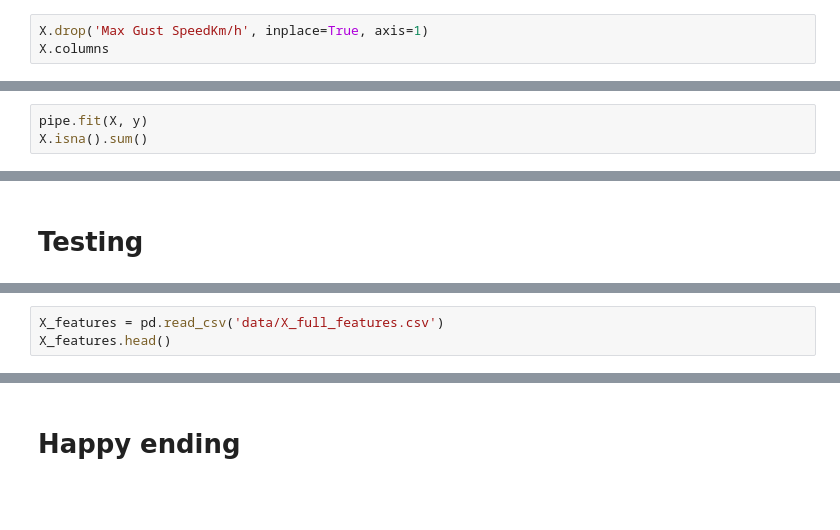
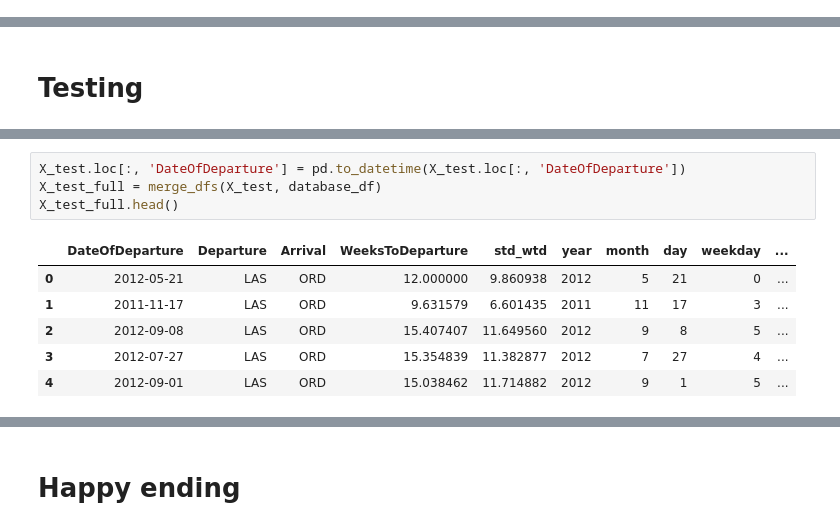
Before and after one commit to MaximeRedstone/air_traffic_project, a Jupyter notebook: testing_functions.ipynb, the cells around one changed output, grey strips where cells are left out. Drawn from its saved outputs; the diff is of its cells as text; blank space fills up the shorter version.

```diff
--- a/testing_functions.ipynb
+++ b/testing_functions.ipynb
@@ -535,3 +145,0 @@ X.head()
-# %%
-X.drop('Max Gust SpeedKm/h', inplace=True, axis=1)
-X.columns
@@ -548,3 +145,0 @@ print(y.shape)
-# %%
-pipe.fit(X, y)
-X.isna().sum()
@@ -564,3 +464,11 @@ X_test.head()
-# %%
-X_features = pd.read_csv('data/X_full_features.csv')
-X_features.head()
+# %%
+X_test.loc[:, 'DateOfDeparture'] = pd.to_datetime(X_test.loc[:, 'DateOfDeparture'])
+X_test_full = merge_dfs(X_test, database_df)
+X_test_full.head()
+# %% [output]
+|  | DateOfDeparture | Departure | Arrival | WeeksToDeparture | std_wtd | year | month | day | weekday | ... |
+| 0 | 2012-05-21 | LAS | ORD | 12.000000 | 9.860938 | 2012 | 5 | 21 | 0 | ... |
+| 1 | 2011-11-17 | LAS | ORD | 9.631579 | 6.601435 | 2011 | 11 | 17 | 3 | ... |
+| 2 | 2012-09-08 | LAS | ORD | 15.407407 | 11.649560 | 2012 | 9 | 8 | 5 | ... |
+| 3 | 2012-07-27 | LAS | ORD | 15.354839 | 11.382877 | 2012 | 7 | 27 | 4 | ... |
+| 4 | 2012-09-01 | LAS | ORD | 15.038462 | 11.714882 | 2012 | 9 | 1 | 5 | ... |
```
Also changed, not shown: parts of 52 cells of this notebook, 6 other files.
